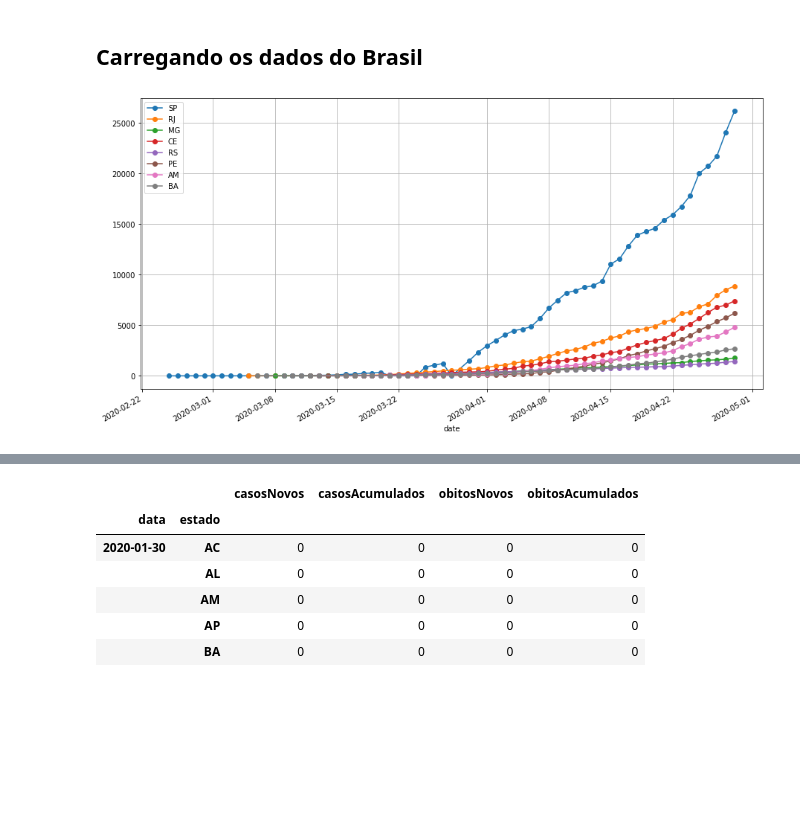
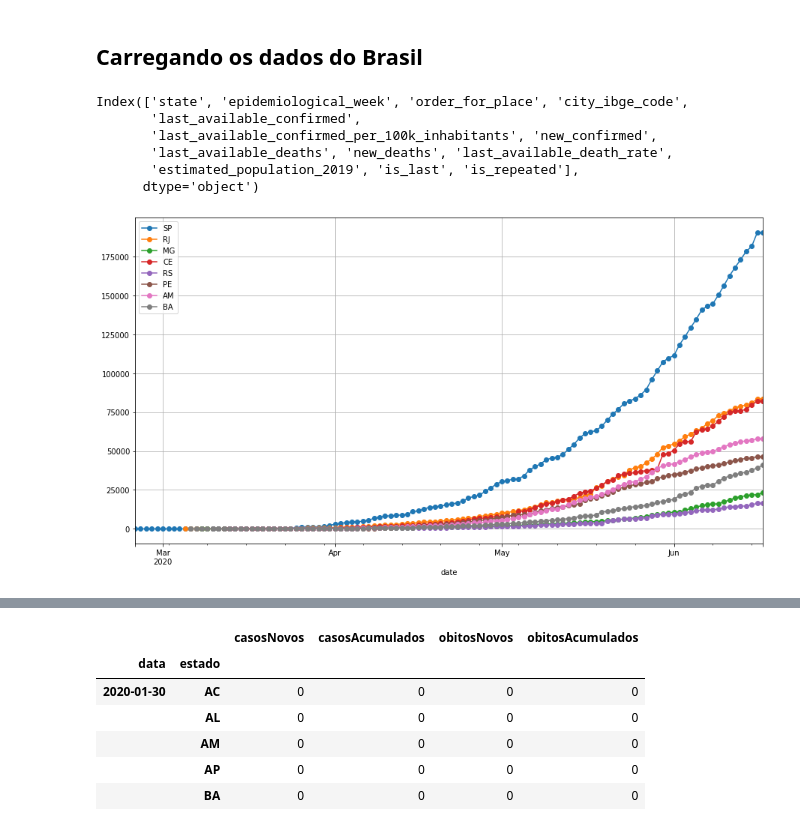
Before and after one commit to NAMD/covidash, a Jupyter notebook: notebooks/Modelo SEIR.ipynb, the cells around one changed output, grey strips where cells are left out. Cells and saved outputs as stored; diff of their text form; code cells hidden in the pictures; blank space fills up the shorter version.

```diff
--- a/notebooks/Modelo SEIR.ipynb
+++ b/notebooks/Modelo SEIR.ipynb
@@ -233,24 +234,37 @@ save_data()
 # %% [markdown]
 ## Carregando os dados do Brasil
 # %%
+import requests, io
+res = requests.get('https://brasil.io/dataset/covid19/caso_full/?format=csv')
+file_object = io.StringIO(res.content.decode('utf-8'))
+cases = pd.read_csv(file_object)
 # Pegando os casos do Brasil.io
-cases = pd.read_csv('https://brasil.io/dataset/covid19/caso?format=csv')
+# cases = pd.read_csv('https://brasil.io/dataset/covid19/caso_full/?format=csv')
 cases.date = pd.to_datetime(cases.date)
 # %%
 df_states = cases[cases.place_type!='state'].groupby(['date','state']).sum()
 df_states.reset_index(inplace=True)
 df_states.set_index('date', inplace=True)
+# %%
+df_states.columns
+# %% [output]
+Index(['state', 'epidemiological_week', 'order_for_place', 'city_ibge_code',
+       'last_available_confirmed',
+       'last_available_confirmed_per_100k_inhabitants', 'new_confirmed',
+       'last_available_deaths', 'new_deaths', 'last_available_death_rate',
+       'estimated_population_2019', 'is_last', 'is_repeated'],
+      dtype='object')
 # %%
 # df_states.set_index('date', inplace=True)
 fig,ax = subplots(1,1,figsize=(15,8))
 
 for uf in ['SP','RJ','MG','CE','RS', 'PE', 'AM', 'BA']:
-    df_states[df_states.state==uf].confirmed.plot(ax=ax,style='-o', label=uf, grid=True)
+    df_states[df_states.state==uf].last_available_confirmed.plot(ax=ax,style='-o', label=uf, grid=True)
 
 ax.legend()
 plt.savefig('Casos_confirmados_estados.png',dpi=200)
 # %% [output]
-[figure, old version]
+[figure, new version]
 # %%
 df_states
 # %% [output]
```
Also changed, not shown: parts of 4 cells of this notebook, 3 other files.
